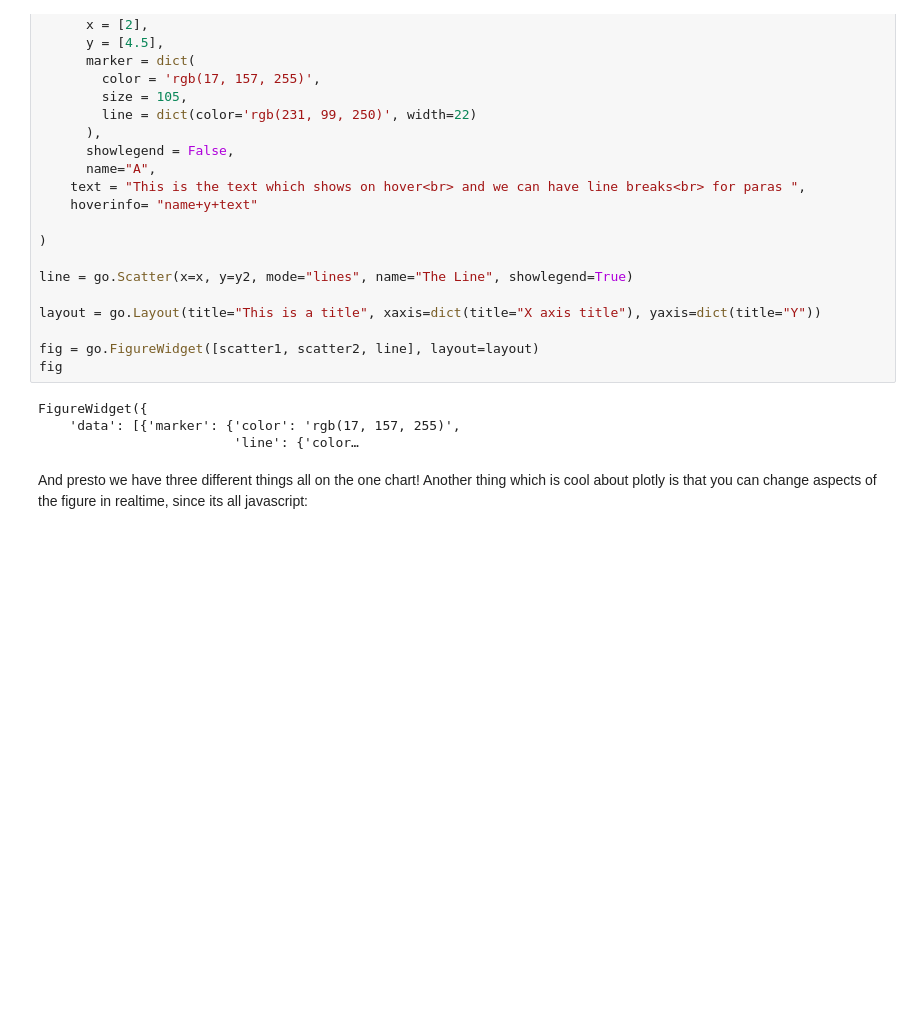
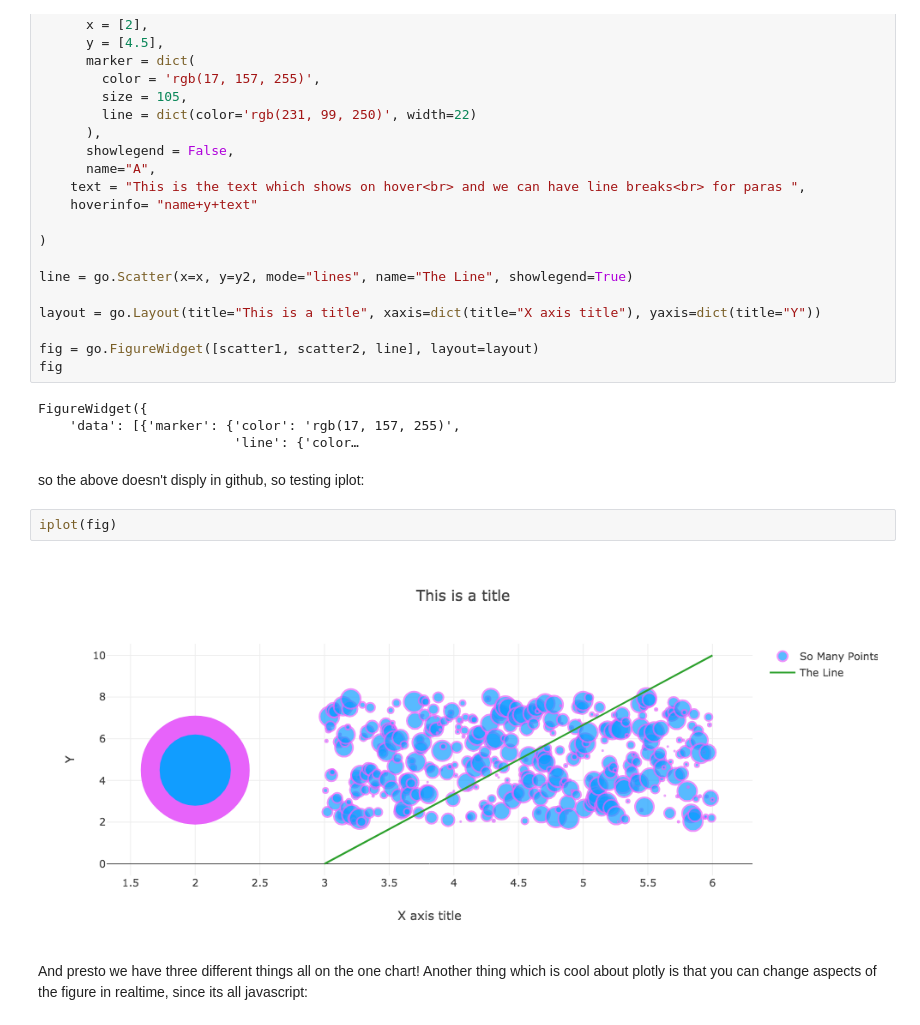
Before and after one commit to khalido/nsw_transport, a Jupyter notebook: plotly_101.ipynb, the cells around one changed output. Saved outputs shown, nothing was run; the diff lists cells and outputs as text; blank space fills up the shorter version.

Commit message:
testing iplot

```diff
--- a/plotly_101.ipynb
+++ b/plotly_101.ipynb
@@ -81,6 +81,12 @@ fig
 FigureWidget({
     'data': [{'marker': {'color': 'rgb(17, 157, 255)',
                          'line': {'color…
+# %% [markdown]
+so the above doesn't disply in github, so testing iplot:
+# %%
+iplot(fig)
+# %% [output]
+[figure, added]
 # %% [markdown]
 And presto we have three different things all on the one chart! Another thing which is cool about plotly is that you can change aspects of the figure in realtime, since its all javascript:
 # %%
```
Also changed, not shown: parts of 1 cell of this notebook, 1 other file.
